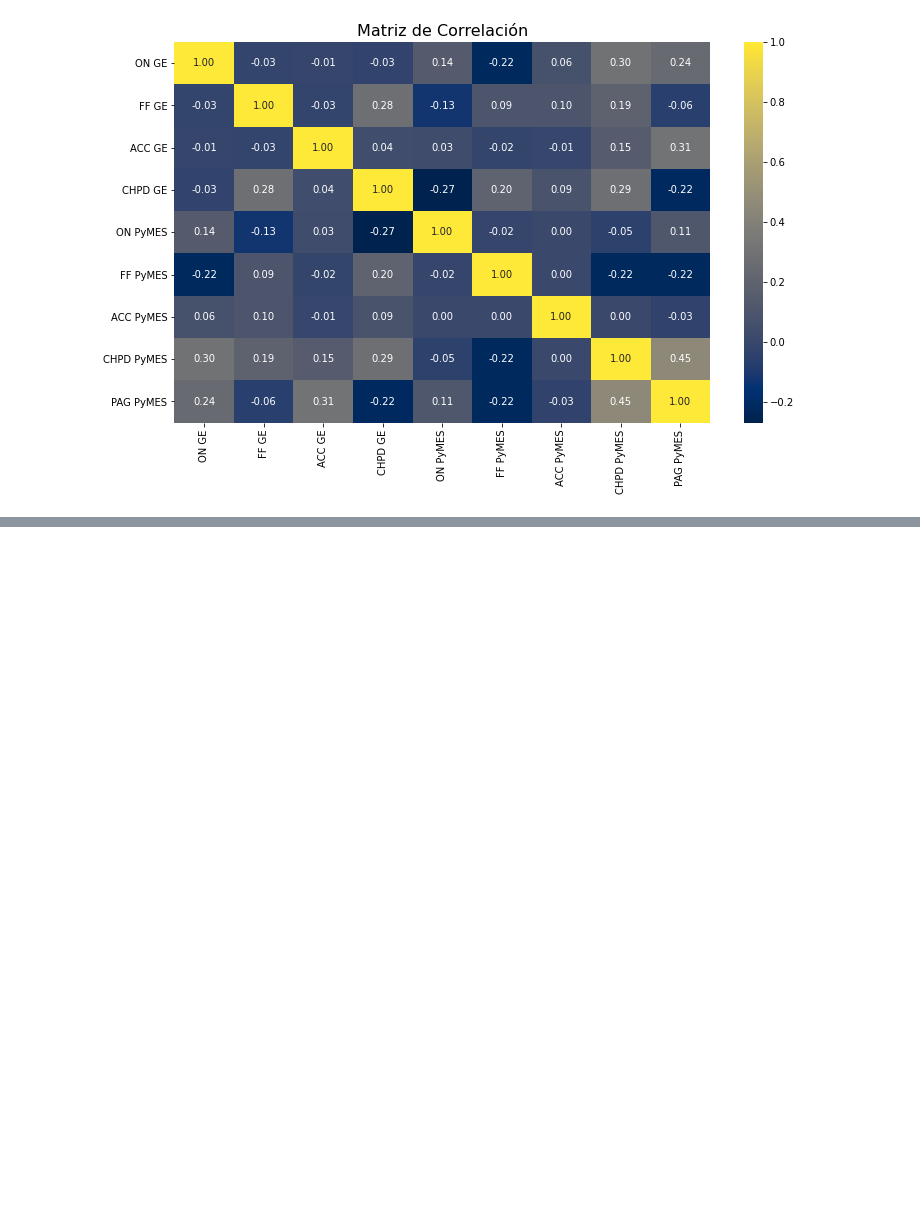
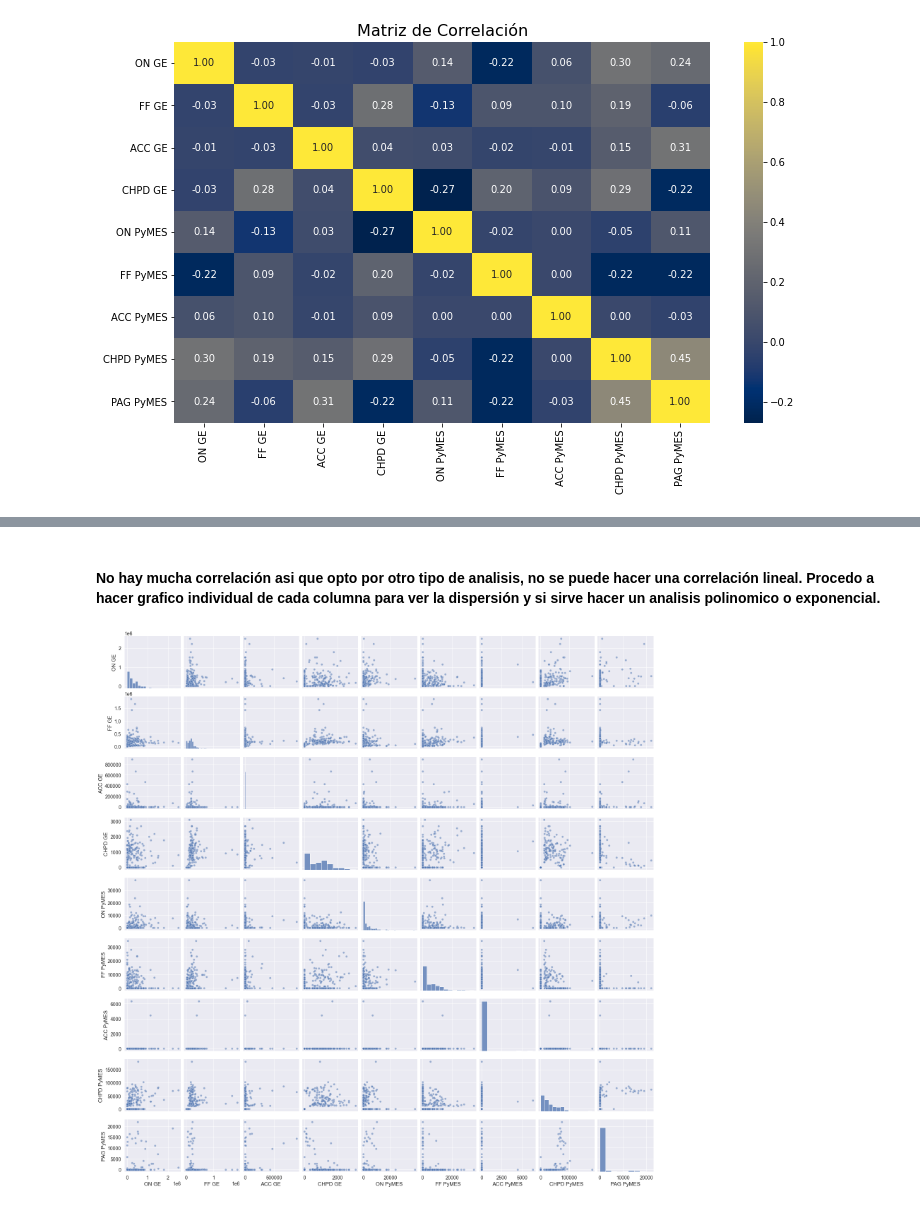
Before and after one commit to NestorDiazDataSC/Analisis_de_Datos, a Jupyter notebook: Financiamiento_Privado_Mercado_Capitales/financiamiento-privado-mercado-capitales-dolares.ipynb, the cells around one changed output, grey strips where cells are left out. Saved outputs shown, nothing was run; the diff lists cells and outputs as text; code cells hidden in the pictures; blank space fills up the shorter version.

```diff
--- a/Financiamiento_Privado_Mercado_Capitales/financiamiento-privado-mercado-capitales-dolares.ipynb
+++ b/Financiamiento_Privado_Mercado_Capitales/financiamiento-privado-mercado-capitales-dolares.ipynb
@@ -221,0 +271,10 @@ plt.show()
+# %% [markdown]
+#### No hay mucha correlación asi que opto por otro tipo de analisis, no se puede hacer una correlación lineal. Procedo a hacer grafico individual de cada columna para ver la dispersión y si sirve hacer un analisis polinomico o exponencial.
+# %%
+import seaborn as sns
+import matplotlib.pyplot as plt
+
+sns.pairplot(df, kind="scatter", plot_kws={'alpha':0.5})
+plt.show()
+# %% [output]
+[figure, added]
```
Also changed, not shown: parts of 14 cells of this notebook.
